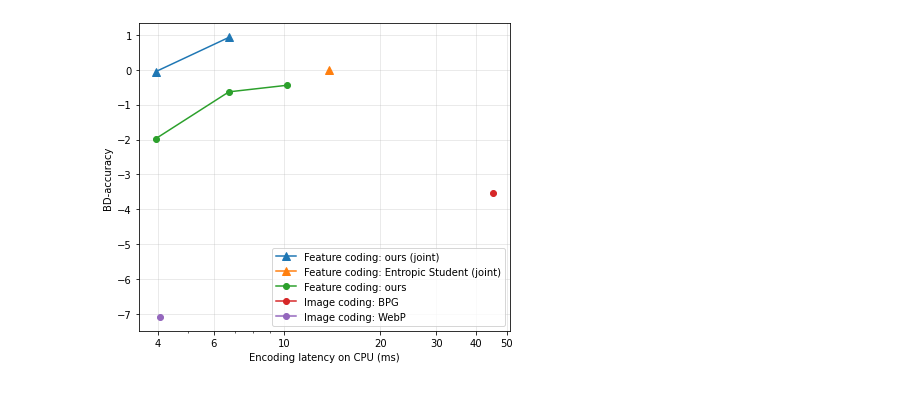
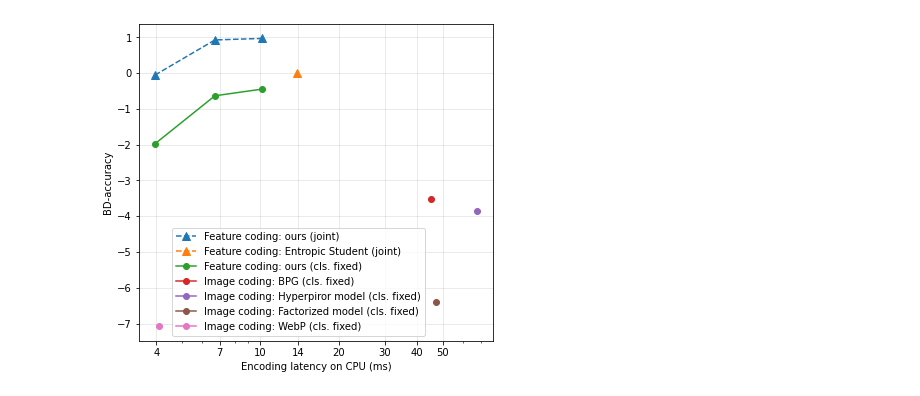
Before and after one commit to duanzhiihao/edge-cloud-rac, a Jupyter notebook: bdacc-complexity.ipynb, the cells around one changed output. Drawn from its saved outputs; the diff is of its cells as text; code cells hidden in the pictures.

Commit message:
results

```diff
--- a/bdacc-complexity.ipynb
+++ b/bdacc-complexity.ipynb
@@ -84,44 +99,58 @@ results_all['ours_s8_medium'] = {
     'acc': [68.77, 70.6, 71.53, 72.93, 73.64, 74.88, 75.1],
     'name': 'ours-m'
 }
+results_all['ours_s8_large'] = {
+    'bpp': [0.0908, 0.1373, 0.2228, 0.313, 0.4316, 0.7092, 1.144],
+    'acc': [67.93,  70.56,  71.51,  73.0,  73.52,  74.58,  75.21],
+    'name': 'ours-l'
+}
 # results_all['ours_s8_small'] = {
 #     'bpp': [0.09303, 0.1125, 0.1443, 0.1754, 0.2143, 0.3236, 0.4604, 0.7328, 1.222, 2.293],
 #     'acc': [67.03, 68.19, 69.25, 69.85, 71.14, 72.63, 73.55, 74.72, 75.17, 75.27],
 # }
 rac_ours_joint = {
-    'latency': [3.95, 6.70],
-    # 'latency': [3.95, 6.70, 10.1879],
+    # 'latency': [3.95, 6.70],
+    'latency': [3.95, 6.70, 10.1879],
     'bpp-acc': [
         results_all['ours_s8_tiny'],
         results_all['ours_s8_medium'],
-        # results_all['ours_s8_l_enc']
+        results_all['ours_s8_large']
     ]
 }
 rac_ours_joint['bd-acc'] = [bd_accuracy(base, stat) for stat in rac_ours_joint['bpp-acc']]
 # %%
 from matplotlib.ticker import ScalarFormatter
 
 fig1, ax = plt.subplots(figsize=(6,5))
 plt.plot(rac_ours_joint['latency'], rac_ours_joint['bd-acc'], label='Feature coding: ours (joint)',
-         marker='^', markersize=8)
+         marker='^', markersize=8, linestyle='--')
 plt.plot(rac_irvine['latency'], rac_irvine['bd-acc'], label='Feature coding: Entropic Student (joint)',
-         marker='^', markersize=8)
-plt.plot(rac_ours_enc['latency'], rac_ours_enc['bd-acc'], label='Feature coding: ours',
+         marker='^', markersize=8, linestyle='--')
+plt.plot(rac_ours_enc['latency'], rac_ours_enc['bd-acc'], label='Feature coding: ours (cls. fixed)',
          marker='.', markersize=12)
-plt.plot(rac_bpg['latency'], rac_bpg['bd-acc'], label='Image coding: BPG',
+plt.plot(rac_bpg['latency'], rac_bpg['bd-acc'], label='Image coding: BPG (cls. fixed)',
          marker='.', markersize=12)
-plt.plot(rac_webp['latency'], rac_webp['bd-acc'], label='Image coding: WebP',
+plt.plot(rac_hyper_mse['latency'], rac_hyper_mse['bd-acc'],
+         label='Image coding: Hyperpiror model (cls. fixed)',
          marker='.', markersize=12)
-
+plt.plot(rac_fac_mse['latency'], rac_fac_mse['bd-acc'],
+         label='Image coding: Factorized model (cls. fixed)',
+         marker='.', markersize=12)
+# plt.plot(rac_fac_ms_ssim['latency'], rac_fac_ms_ssim['bd-acc'],
+#          label='Image coding: Factorized model, MS-SSIM (cls. fixed)',
+#          marker='.', markersize=12)
+plt.plot(rac_webp['latency'], rac_webp['bd-acc'], label='Image coding: WebP (cls. fixed)',
+         marker='.', markersize=12)
 
 plt.xlabel('Encoding latency on CPU (ms)')
 plt.ylabel('BD-accuracy')
 plt.xscale('log')
-plt.xticks([4, 6, 10, 20, 30, 40, 50])
+plt.xticks([4, 7, 10, 14, 20, 30, 40, 50])
 ax.get_xaxis().set_major_formatter(ScalarFormatter())
 plt.grid(True, alpha=0.32)
-plt.legend()
-plt.tight_layout()
+plt.legend(loc='lower center', bbox_to_anchor=(0.45,0))
+# plt.tight_layout()
+plt.subplots_adjust(left=0.1, bottom=0.1, right=0.92, top=0.98)
 plt.savefig('rac.pdf')
 # %% [output]
-[figure, old version]
+[figure, new version]
```
Also changed, not shown: parts of 1 cell of this notebook, 6 other files.
